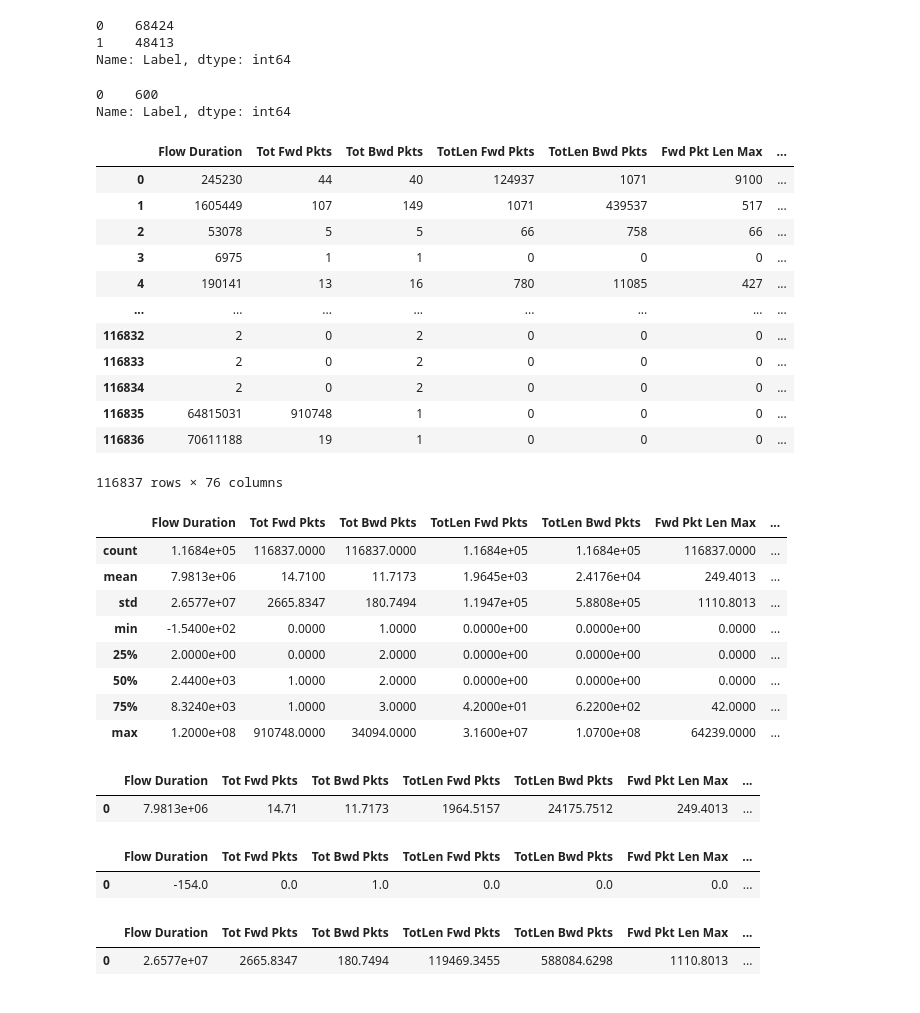
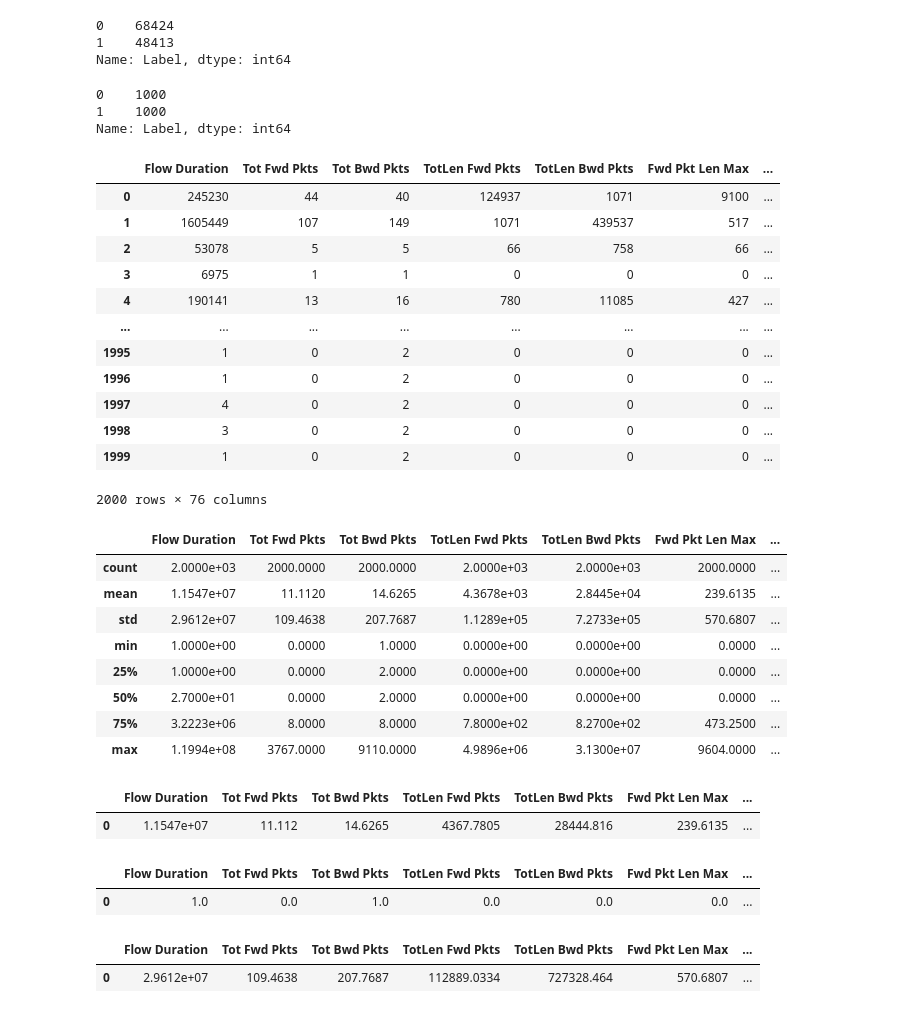
Before and after one commit to AdiPlay/Artifact-Intelligence, a Jupyter notebook: lab_19_04_dod/Network dataset.ipynb, the cells around one changed output. Saved outputs shown, nothing was run; the diff lists cells and outputs as text; code cells hidden in the pictures.

```diff
--- a/lab_19_04_dod/Network dataset.ipynb
+++ b/lab_19_04_dod/Network dataset.ipynb
@@ -9,4 +11,4 @@ pd.set_option("display.max.columns", None)
 pd.set_option("display.precision", 4)
 # %%
 # Klasy (w kolumnie Label): 0 - normal data (68424), 1 - attack data
-df1 = pd.read_csv(r'.\Normal_data_with_ddos.csv') # 48413 DDoS data
+df = pd.read_csv(r'.\Normal_data_with_ddos.csv') # 48413 DDoS data
@@ -46,52 +48,53 @@ print(pd.value_counts(df1['Label'], sort = False))# ilość rekordów w klasie 0
 1    48413
 Name: Label, dtype: int64
 # %%
-Xn = df.iloc[0:524].copy()
-Xa = df.iloc[524:600].copy()
+Xn = df.iloc[0:1000].copy()
+Xa = df.iloc[69000:70000].copy()
 df = pd.concat([Xn,Xa], ignore_index=True)
 print(pd.value_counts(df['Label'], sort = False))
 
 X1 = df.drop(["Label","Src IP","Src Port","Dst IP","Dst Port","Protocol","Flow ID","Timestamp"], axis=1).to_numpy()
 y1 = df["Label"].to_numpy()
 # %% [output]
-0    600
+0    1000
+1    1000
 Name: Label, dtype: int64
 # %%
-df1_cut = df1.drop(["Label","Src IP","Src Port","Dst IP","Dst Port","Protocol","Flow ID","Timestamp"], axis=1) #usuwanie kolumn, które nie będą brane pod uwagę w klasyfikacji
+df1_cut = df.drop(["Label","Src IP","Src Port","Dst IP","Dst Port","Protocol","Flow ID","Timestamp"], axis=1) #usuwanie kolumn, które nie będą brane pod uwagę w klasyfikacji
 #y1 = df1["Label"]
 df1_cut
 # %% [output]
 |  | Flow Duration | Tot Fwd Pkts | Tot Bwd Pkts | TotLen Fwd Pkts | TotLen Bwd Pkts | Fwd Pkt Len Max | ... |
 | 0 | 245230 | 44 | 40 | 124937 | 1071 | 9100 | ... |
 | 1 | 1605449 | 107 | 149 | 1071 | 439537 | 517 | ... |
 | 2 | 53078 | 5 | 5 | 66 | 758 | 66 | ... |
 | 3 | 6975 | 1 | 1 | 0 | 0 | 0 | ... |
 | 4 | 190141 | 13 | 16 | 780 | 11085 | 427 | ... |
 | ... | ... | ... | ... | ... | ... | ... | ... |
-| 116832 | 2 | 0 | 2 | 0 | 0 | 0 | ... |
-| 116833 | 2 | 0 | 2 | 0 | 0 | 0 | ... |
-| 116834 | 2 | 0 | 2 | 0 | 0 | 0 | ... |
-| 116835 | 64815031 | 910748 | 1 | 0 | 0 | 0 | ... |
-| 116836 | 70611188 | 19 | 1 | 0 | 0 | 0 | ... |
+| 1995 | 1 | 0 | 2 | 0 | 0 | 0 | ... |
+| 1996 | 1 | 0 | 2 | 0 | 0 | 0 | ... |
+| 1997 | 4 | 0 | 2 | 0 | 0 | 0 | ... |
+| 1998 | 3 | 0 | 2 | 0 | 0 | 0 | ... |
+| 1999 | 1 | 0 | 2 | 0 | 0 | 0 | ... |
-116837 rows × 76 columns
+2000 rows × 76 columns
 # %%
 df1_cut.describe()
 # %% [output]
 |  | Flow Duration | Tot Fwd Pkts | Tot Bwd Pkts | TotLen Fwd Pkts | TotLen Bwd Pkts | Fwd Pkt Len Max | ... |
-| count | 1.1684e+05 | 116837.0000 | 116837.0000 | 1.1684e+05 | 1.1684e+05 | 116837.0000 | ... |
-| mean | 7.9813e+06 | 14.7100 | 11.7173 | 1.9645e+03 | 2.4176e+04 | 249.4013 | ... |
-| std | 2.6577e+07 | 2665.8347 | 180.7494 | 1.1947e+05 | 5.8808e+05 | 1110.8013 | ... |
-| min | -1.5400e+02 | 0.0000 | 1.0000 | 0.0000e+00 | 0.0000e+00 | 0.0000 | ... |
-| 25% | 2.0000e+00 | 0.0000 | 2.0000 | 0.0000e+00 | 0.0000e+00 | 0.0000 | ... |
-| 50% | 2.4400e+03 | 1.0000 | 2.0000 | 0.0000e+00 | 0.0000e+00 | 0.0000 | ... |
-| 75% | 8.3240e+03 | 1.0000 | 3.0000 | 4.2000e+01 | 6.2200e+02 | 42.0000 | ... |
-| max | 1.2000e+08 | 910748.0000 | 34094.0000 | 3.1600e+07 | 1.0700e+08 | 64239.0000 | ... |
+| count | 2.0000e+03 | 2000.0000 | 2000.0000 | 2.0000e+03 | 2.0000e+03 | 2000.0000 | ... |
+| mean | 1.1547e+07 | 11.1120 | 14.6265 | 4.3678e+03 | 2.8445e+04 | 239.6135 | ... |
+| std | 2.9612e+07 | 109.4638 | 207.7687 | 1.1289e+05 | 7.2733e+05 | 570.6807 | ... |
+| min | 1.0000e+00 | 0.0000 | 1.0000 | 0.0000e+00 | 0.0000e+00 | 0.0000 | ... |
+| 25% | 1.0000e+00 | 0.0000 | 2.0000 | 0.0000e+00 | 0.0000e+00 | 0.0000 | ... |
+| 50% | 2.7000e+01 | 0.0000 | 2.0000 | 0.0000e+00 | 0.0000e+00 | 0.0000 | ... |
+| 75% | 3.2223e+06 | 8.0000 | 8.0000 | 7.8000e+02 | 8.2700e+02 | 473.2500 | ... |
+| max | 1.1994e+08 | 3767.0000 | 9110.0000 | 4.9896e+06 | 3.1300e+07 | 9604.0000 | ... |
 # %%
 x_mean = np.transpose(pd.DataFrame(df1_cut.mean())) #średnia wartość dla każdej kolumny
 x_mean
 # %% [output]
 |  | Flow Duration | Tot Fwd Pkts | Tot Bwd Pkts | TotLen Fwd Pkts | TotLen Bwd Pkts | Fwd Pkt Len Max | ... |
-| 0 | 7.9813e+06 | 14.71 | 11.7173 | 1964.5157 | 24175.7512 | 249.4013 | ... |
+| 0 | 1.1547e+07 | 11.112 | 14.6265 | 4367.7805 | 28444.816 | 239.6135 | ... |
 # %%
 x_max = np.transpose(pd.DataFrame(df1_cut.max())) #maksymalna wartość dla każdej kolumny
 # %%
@@ -99,13 +102,13 @@ x_min = np.transpose(pd.DataFrame(df1_cut.min())) #minimalna wartość dla każd
 x_min
 # %% [output]
 |  | Flow Duration | Tot Fwd Pkts | Tot Bwd Pkts | TotLen Fwd Pkts | TotLen Bwd Pkts | Fwd Pkt Len Max | ... |
-| 0 | -154.0 | 0.0 | 1.0 | 0.0 | 0.0 | 0.0 | ... |
+| 0 | 1.0 | 0.0 | 1.0 | 0.0 | 0.0 | 0.0 | ... |
 # %%
 x_std = np.transpose(pd.DataFrame(df1_cut.std())) #odchylenie standardowe dla każdej kolumny
 x_std
 # %% [output]
 |  | Flow Duration | Tot Fwd Pkts | Tot Bwd Pkts | TotLen Fwd Pkts | TotLen Bwd Pkts | Fwd Pkt Len Max | ... |
-| 0 | 2.6577e+07 | 2665.8347 | 180.7494 | 119469.3455 | 588084.6298 | 1110.8013 | ... |
+| 0 | 2.9612e+07 | 109.4638 | 207.7687 | 112889.0334 | 727328.464 | 570.6807 | ... |
 # %%
 x_var = np.transpose(pd.DataFrame(df1_cut.var())) #wariancja dla każdej kolumny
 x_var
```
Also changed, not shown: parts of 15 cells of this notebook.
